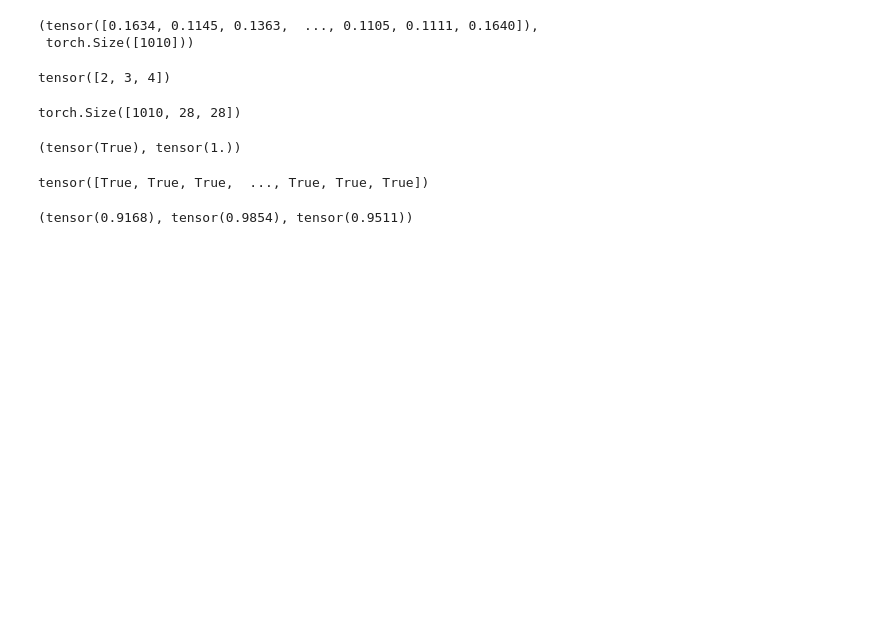
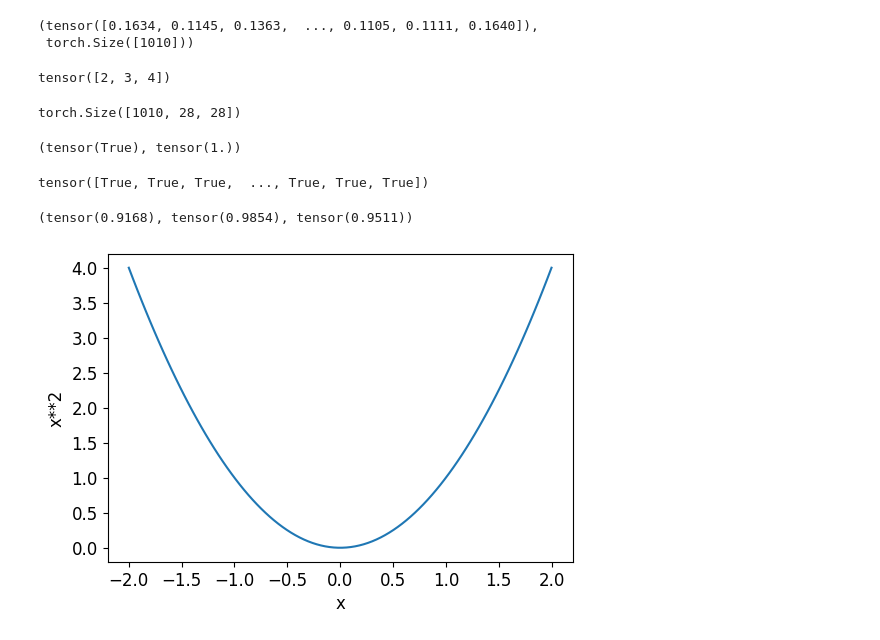
Before and after one commit to codekunoichi/fastai-medical-ml, a Jupyter notebook: notebooks/02-chap-4-notes.ipynb, the cells around one changed output. Drawn from its saved outputs; the diff is of its cells as text; code cells hidden in the pictures; blank space fills up the shorter version.

```diff
--- a/notebooks/02-chap-4-notes.ipynb
+++ b/notebooks/02-chap-4-notes.ipynb
@@ -179,0 +188,6 @@ accuracy_3s,accuracy_7s,(accuracy_3s+accuracy_7s)/2
+# %%
+def f(x): return x**2
+# %%
+plot_function(f, 'x', 'x**2')
+# %% [output]
+[figure, added]
```
Also changed, not shown: parts of 8 cells of this notebook.
